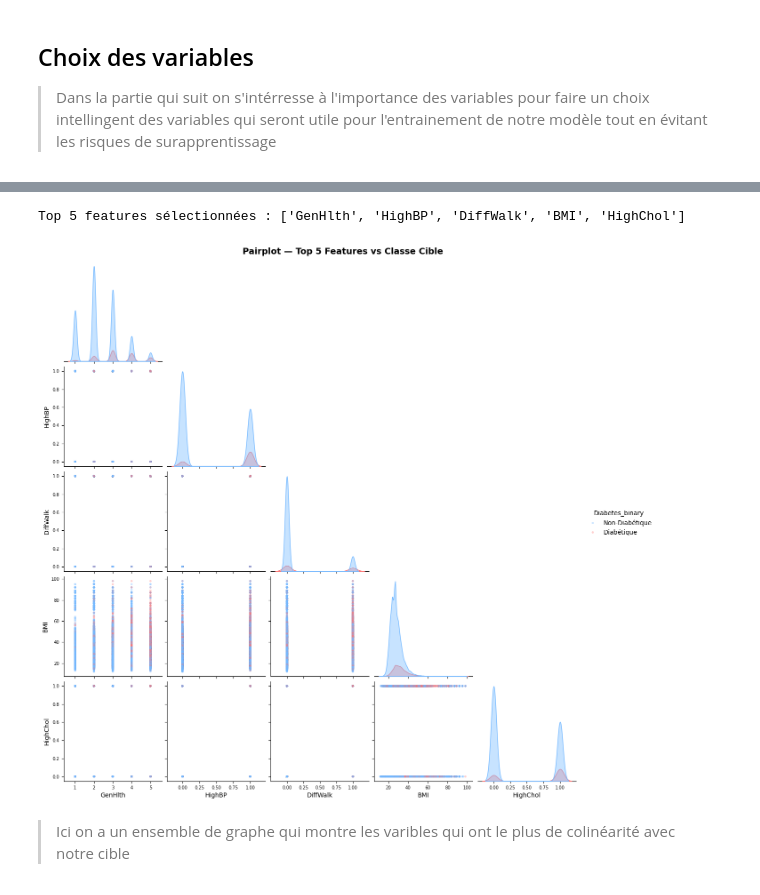
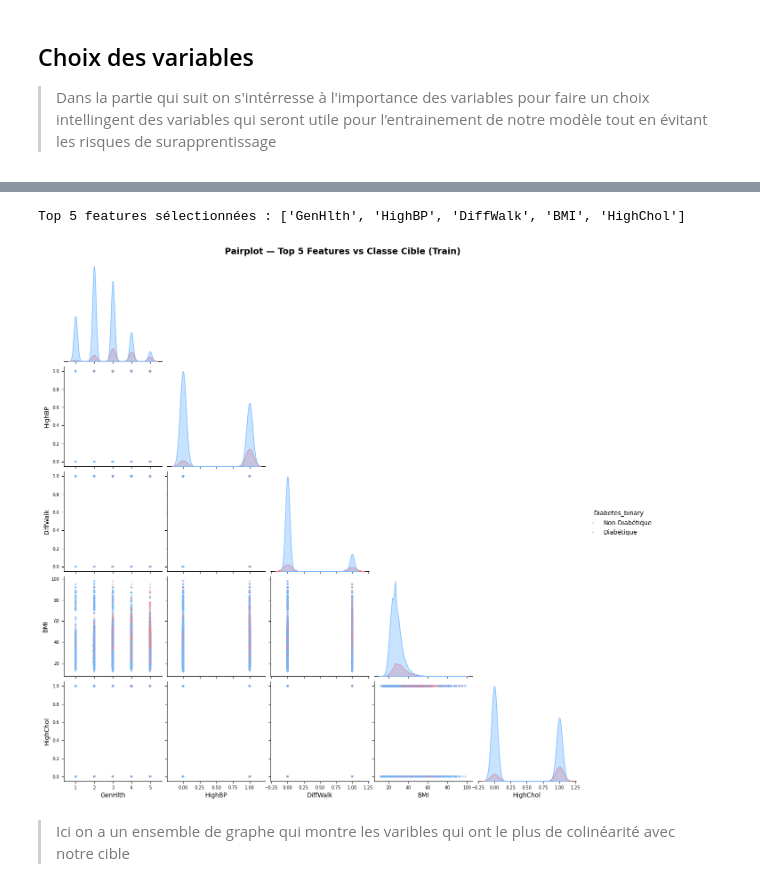
Before and after one commit to A4-CESI/deep_learning, a Jupyter notebook: preprocessing/preprocessingg.ipynb, the cells around one changed output, grey strips where cells are left out. Cells and saved outputs as stored; diff of their text form; code cells hidden in the pictures.

```diff
--- a/preprocessing/preprocessingg.ipynb
+++ b/preprocessing/preprocessingg.ipynb
@@ -76,13 +78,3 @@ dtype: int64
 ## Prétraitement initial
 - Regroupement des classes : 0 = no diabète ou prediabète, 1 = diabète
 - Séparation des features (X) et de la cible (y)
-# %%
-def separate_data(df):
-    X = df.drop("Diabetes_binary", axis=1)
-    y = df["Diabetes_binary"]
-    return X, y
-
-if df is not None:
-    X, y = separate_data(df)
-    print("Distribution des classes :")
-    print(y.value_counts())
@@ -477,8 +470,10 @@ plt.show()
 # %% [output]
 [figure]
 # %%
-all_cols = numeric_cols + ordinal_cols + binary_cols + ['Diabetes_binary']
-corr_matrix = df[all_cols].corr()
+all_cols = numeric_cols + ordinal_cols + binary_cols + [TARGET_COL]
+train_analysis_df = X_train.copy()
+train_analysis_df[TARGET_COL] = y_train.values
+corr_matrix = train_analysis_df[all_cols].corr()
 
 fig, ax = plt.subplots(figsize=(18,14))
 mask = np.triu(np.ones_like(corr_matrix, dtype=bool))
@@ -491,7 +486,7 @@ sns.heatmap(
     cbar_kws={'shrink': 0.8, 'label': 'Corrélation de Pearson'},
     vmin=-1, vmax=1
 )
-ax.set_title('Matrice de Corrélation Complète', fontsize=18, fontweight='bold', pad=15)
+ax.set_title('Matrice de Corrélation (Train uniquement)', fontsize=18, fontweight='bold', pad=15)
 plt.tight_layout()
 plt.show()
 # %% [output]
@@ -501,8 +496,7 @@ plt.show()
 
 > Dans la partie qui suit on s'intérresse à l'importance des variables pour faire un choix intellingent des variables qui seront utile pour l'entrainement de notre modèle tout en évitant les risques de surapprentissage
 # %%
-TARGET_COL = 'Diabetes_binary'
-target_corr = df.corr()[TARGET_COL].drop(TARGET_COL).abs().sort_values(ascending=False)
+target_corr = corr_matrix[TARGET_COL].drop(TARGET_COL).abs().sort_values(ascending=False)
 
 plt.figure(figsize=(14, 7))
 
@@ -514,7 +508,7 @@ sns.barplot(
     legend=False
 )
 
-plt.title(f'Corrélation absolue avec la cible : {TARGET_COL}', fontsize=15, pad=20)
+plt.title(f'Corrélation absolue avec la cible (Train) : {TARGET_COL}', fontsize=15, pad=20)
 plt.xlabel('Score de corrélation (Valeur absolue)', fontsize=12)
 plt.ylabel('Features', fontsize=12)
 plt.grid(axis='x', linestyle='--', alpha=0.7)
@@ -569,50 +568,44 @@ Après calcul de la variance on a choisi un seuil de 0.05 pour choisir le variab
 # %%
-TARGET_COL = 'Diabetes_binary'
 PALETTE_MAIN = ['#74b9ff', '#ff7675']
-corr_matrix = df.corr()
 
 
-top_features = (
-    corr_matrix[TARGET_COL]
-    .drop(TARGET_COL).abs()
-    .nlargest(5).index.tolist()
-)
+top_features = target_corr.nlargest(5).index.tolist()
 print(f'Top 5 features sélectionnées : {top_features}')
 
 
-pairplot_df = df[top_features + [TARGET_COL]].copy()
+pairplot_df = train_analysis_df[top_features + [TARGET_COL]].copy()
 pairplot_df[TARGET_COL] = pairplot_df[TARGET_COL].map(
     {0: 'Non-Diabétique', 1: 'Diabétique'}
 )
 
 
 g = sns.pairplot(
     pairplot_df, hue=TARGET_COL,
     palette={'Non-Diabétique': PALETTE_MAIN[0], 'Diabétique': PALETTE_MAIN[1]},
     diag_kind='kde',
     plot_kws={'alpha': 0.35, 's': 12, 'edgecolor': 'none'},
     diag_kws={'fill': True, 'alpha': 0.4},
     corner=True,
 )
 
 
 g.figure.patch.set_facecolor('White')
-g.figure.suptitle('Pairplot — Top 5 Features vs Classe Cible',
+g.figure.suptitle('Pairplot — Top 5 Features vs Classe Cible (Train)',
                   y=1.01, color='black', fontsize=14, fontweight='bold')
 
 for ax in g.axes.flatten():
     if ax is not None:
         ax.set_facecolor('white')
         ax.tick_params(colors='black', labelsize=7)
         ax.xaxis.label.set_color('black')
         ax.yaxis.label.set_color('black')
 
 
 plt.savefig('09_pairplot.png', dpi=130, bbox_inches='tight', facecolor='white')
 plt.show()
 # %% [output]
 Top 5 features sélectionnées : ['GenHlth', 'HighBP', 'DiffWalk', 'BMI', 'HighChol']
-[figure, old version]
+[figure, new version]
 # %% [markdown]
 >Ici on a un ensemble de graphe qui montre les varibles qui ont le plus de colinéarité avec notre cible
 # %% [markdown]
```
Also changed, not shown: parts of 18 cells of this notebook, 6 other files.
